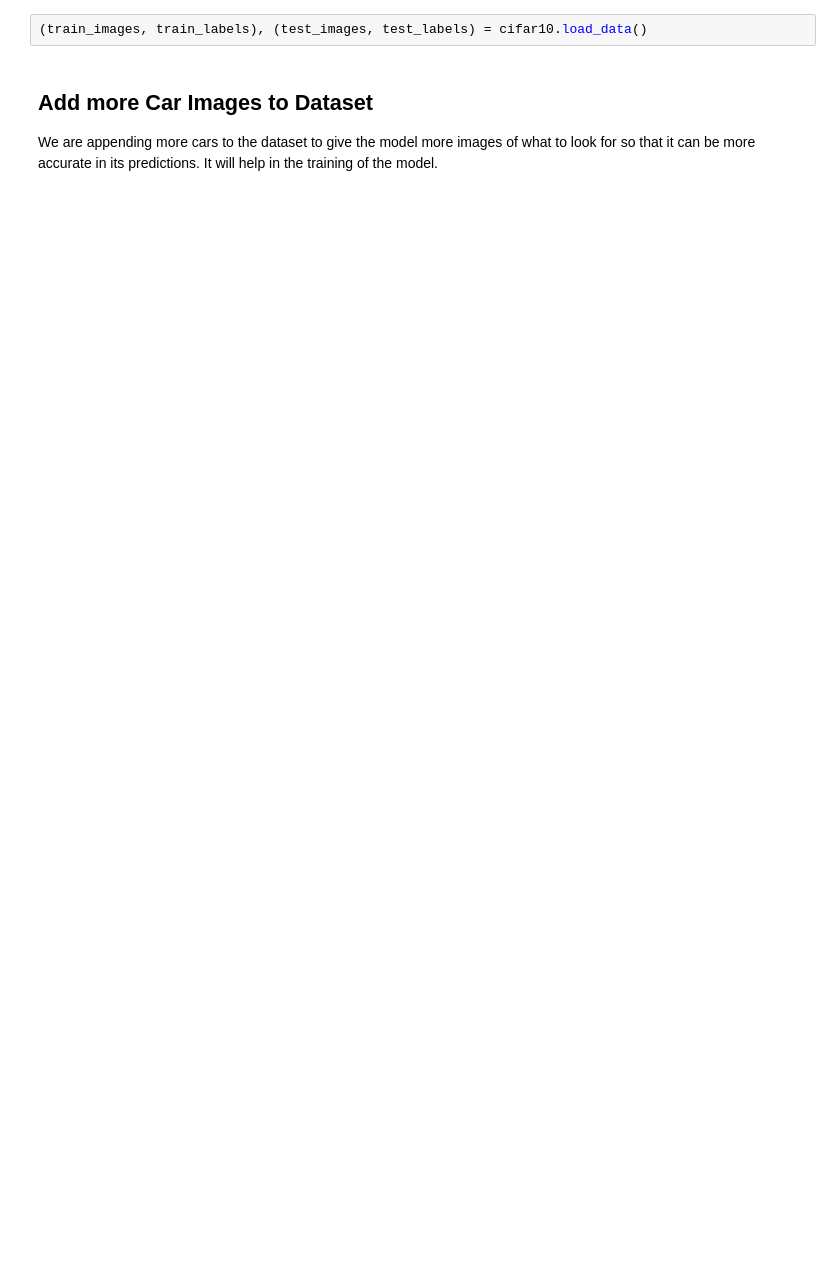
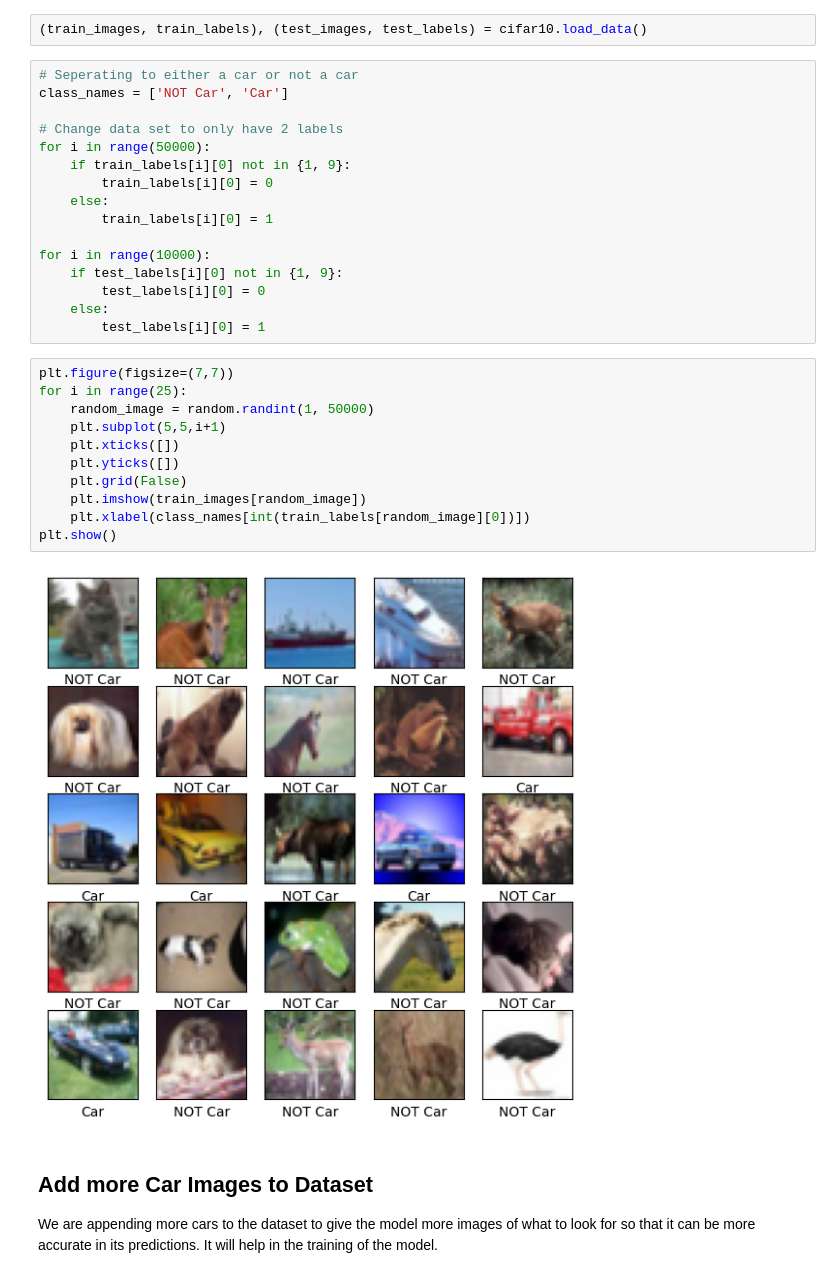
Before and after one commit to Onlyriley/MLProject, a Jupyter notebook: RandomForestTesting.ipynb, the cells around one changed output. Saved outputs shown, nothing was run; the diff lists cells and outputs as text; blank space fills up the shorter version.

```diff
--- a/RandomForestTesting.ipynb
+++ b/RandomForestTesting.ipynb
@@ -15,6 +14,35 @@ import pickle
 cifar10 = tf.keras.datasets.cifar10
 # %%
 (train_images, train_labels), (test_images, test_labels) = cifar10.load_data()
+# %%
+# Seperating to either a car or not a car
+class_names = ['NOT Car', 'Car']
+
+# Change data set to only have 2 labels
+for i in range(50000):
+    if train_labels[i][0] not in {1, 9}:
+        train_labels[i][0] = 0
+    else:
+        train_labels[i][0] = 1
+
+for i in range(10000):
+    if test_labels[i][0] not in {1, 9}:
+        test_labels[i][0] = 0
+    else:
+        test_labels[i][0] = 1
+# %%
+plt.figure(figsize=(7,7))
+for i in range(25):
+    random_image = random.randint(1, 50000)
+    plt.subplot(5,5,i+1)
+    plt.xticks([])
+    plt.yticks([])
+    plt.grid(False)
+    plt.imshow(train_images[random_image])
+    plt.xlabel(class_names[int(train_labels[random_image][0])])
+plt.show()
+# %% [output]
+[figure, added]
 # %% [markdown]
 ## Add more Car Images to Dataset
 
```
Also changed, not shown: parts of 13 cells of this notebook.
